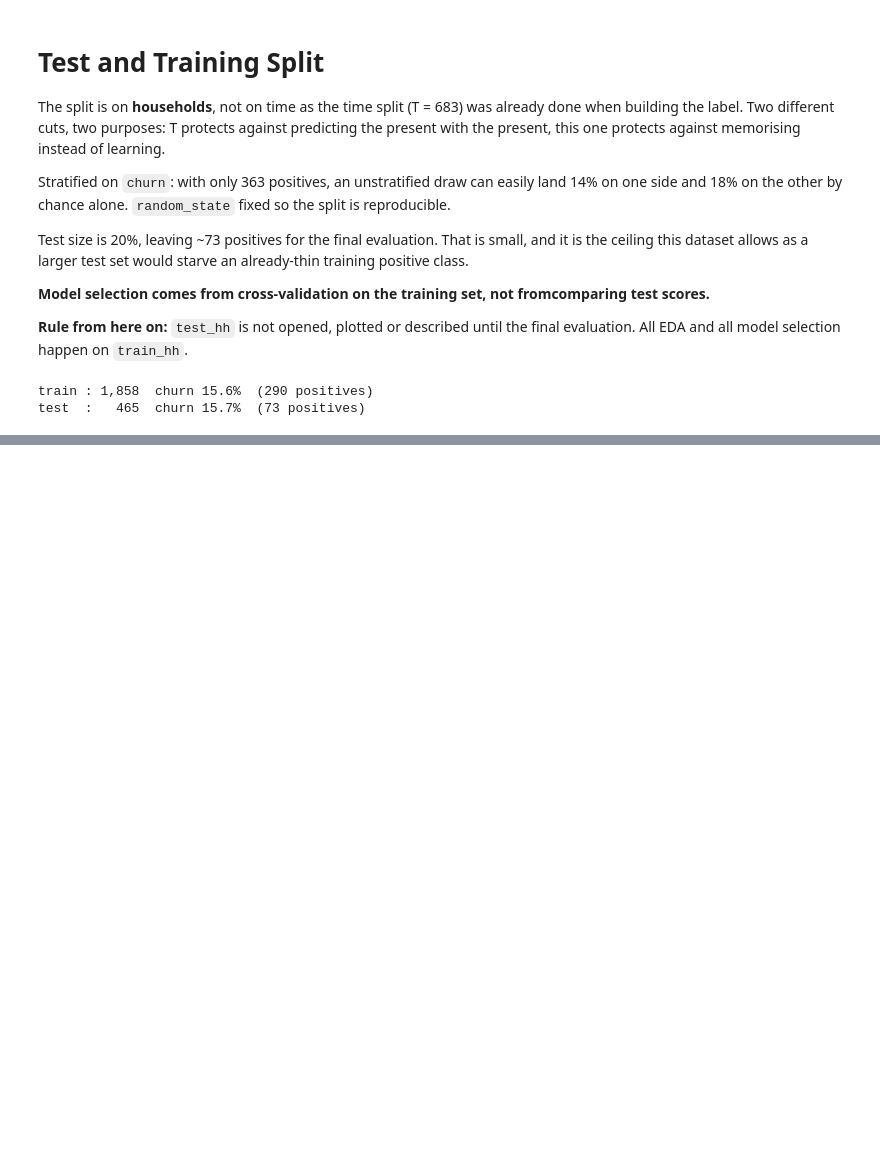
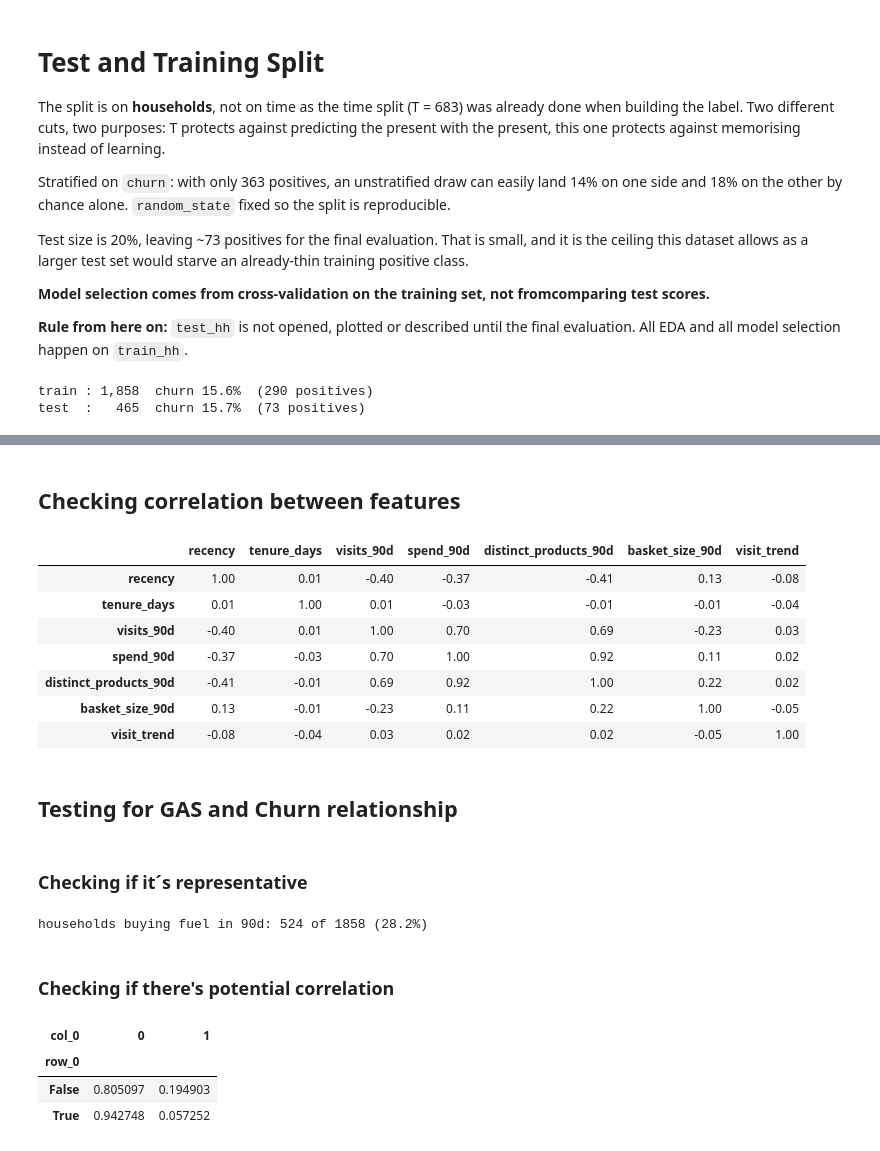
Before and after one commit to andreydesousa92-byte/Churn_Dunhumby_Kaggle, a Jupyter notebook: customer-churn-prediction.ipynb, the cells around one changed output, grey strips where cells are left out. Drawn from its saved outputs; the diff is of its cells as text; code cells hidden in the pictures; blank space fills up the shorter version.

```diff
--- a/customer-churn-prediction.ipynb
+++ b/customer-churn-prediction.ipynb
@@ -496,0 +576,41 @@ y_train = train_hh.set_index("household_key")["churn"].reindex(X_train.index)
+# %% [markdown]
+## Checking correlation between features
+# %%
+X_train.corr().style.background_gradient(cmap="coolwarm", vmin=-1, vmax=1).format("{:.2f}")
+# %% [output]
+|  | recency | tenure_days | visits_90d | spend_90d | distinct_products_90d | basket_size_90d | visit_trend |
+| recency | 1.00 | 0.01 | -0.40 | -0.37 | -0.41 | 0.13 | -0.08 |
+| tenure_days | 0.01 | 1.00 | 0.01 | -0.03 | -0.01 | -0.01 | -0.04 |
+| visits_90d | -0.40 | 0.01 | 1.00 | 0.70 | 0.69 | -0.23 | 0.03 |
+| spend_90d | -0.37 | -0.03 | 0.70 | 1.00 | 0.92 | 0.11 | 0.02 |
+| distinct_products_90d | -0.41 | -0.01 | 0.69 | 0.92 | 1.00 | 0.22 | 0.02 |
+| basket_size_90d | 0.13 | -0.01 | -0.23 | 0.11 | 0.22 | 1.00 | -0.05 |
+| visit_trend | -0.08 | -0.04 | 0.03 | 0.02 | 0.02 | -0.05 | 1.00 |
+# %% [markdown]
+## Testing for GAS and Churn relationship
+# %% [markdown]
+### Checking if it´s representative
+# %%
+gas_products = product.loc[
+    product["DEPARTMENT"].isin(["KIOSK-GAS"]), "PRODUCT_ID"
+]
+
+tx90 = transactions[
+    (transactions["DAY"].between(594, 683))
+    & (transactions["household_key"].isin(train_hh["household_key"]))
+]
+
+gas_hh = tx90.loc[tx90["PRODUCT_ID"].isin(gas_products), "household_key"].unique()
+print(f"households buying fuel in 90d: {len(gas_hh)} of {len(train_hh)} ({len(gas_hh)/len(train_hh):.1%})")
+# %% [output]
+households buying fuel in 90d: 524 of 1858 (28.2%)
+# %% [markdown]
+### Checking if there's potential correlation
+# %%
+uses_gas = train_hh["household_key"].isin(gas_hh).values
+pd.crosstab(uses_gas, y_train.values, normalize="index")
+# %% [output]
+| col_0 | 0 | 1 |
+| row_0 |  |  |
+| False | 0.805097 | 0.194903 |
+| True | 0.942748 | 0.057252 |
```
Also changed, not shown: parts of 13 cells of this notebook.
